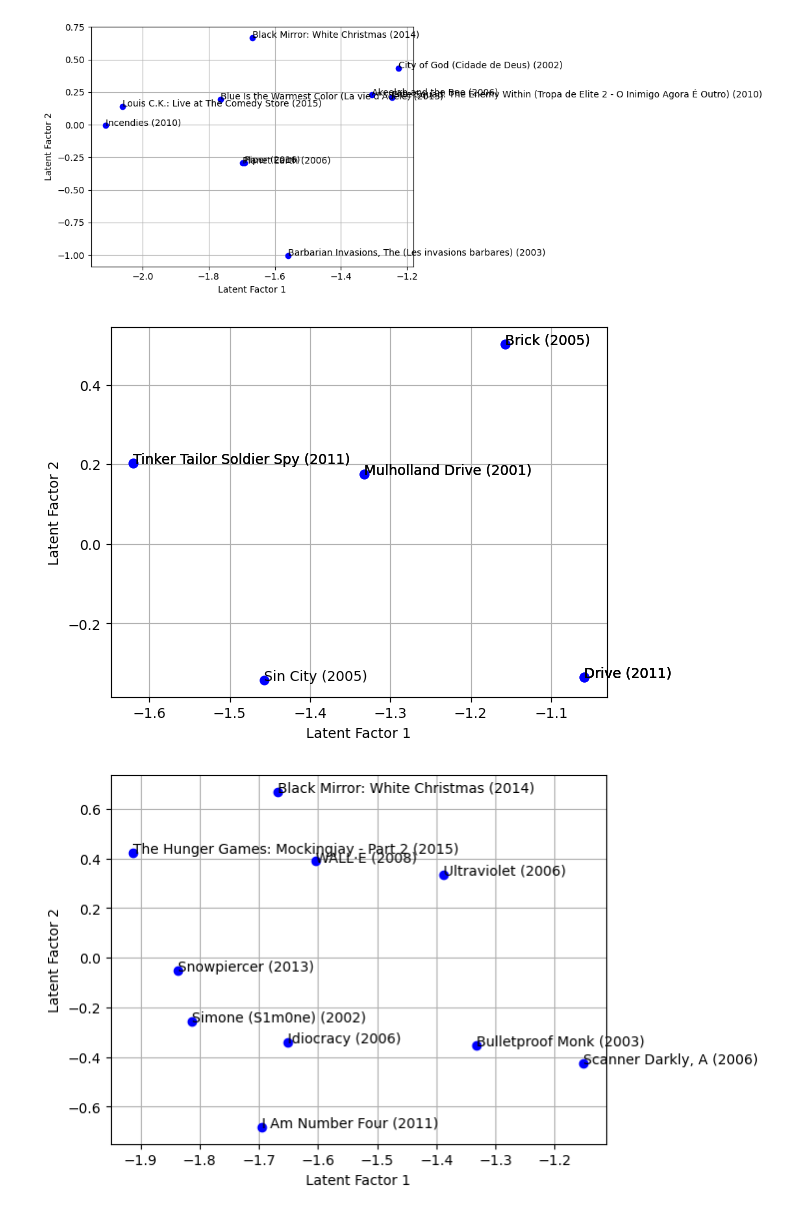
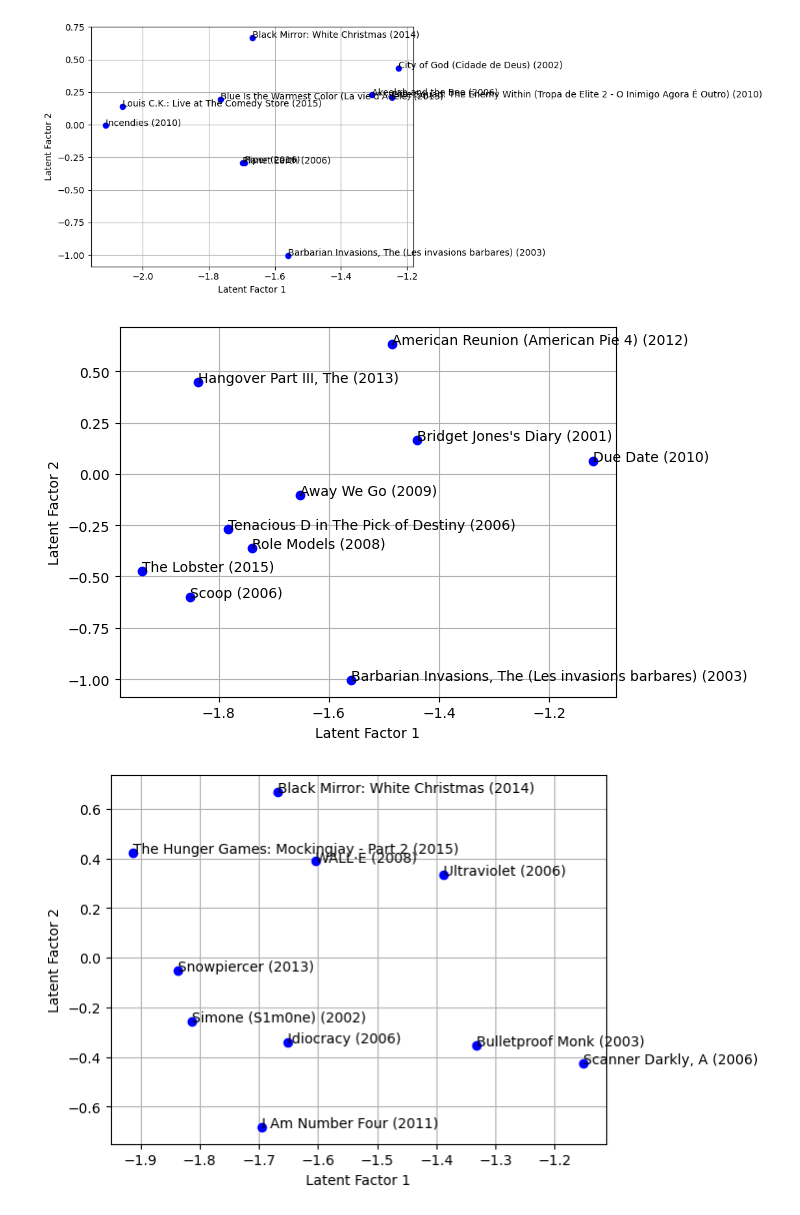
Before and after one commit to Zack-Dugue/CS155-PROJECT_2, a Jupyter notebook: group_project2.ipynb, the cells around one changed output. Saved outputs shown, nothing was run; the diff lists cells and outputs as text; code cells hidden in the pictures.

Commit message:
replaced Film-Noir with  Comedy

```diff
--- a/group_project2.ipynb
+++ b/group_project2.ipynb
@@ -238,21 +238,21 @@ plt.show()
 [figure]
 # %%
 movies = pd.read_csv("https://raw.githubusercontent.com/emiletimothy/Caltech-CS155-2023/main/miniproject2/data/movies.csv")
-film_noir = movies[movies['Film-Noir'] == 1]['Movie ID'].values
+film_noir = movies[movies['Comedy'] == 1]['Movie ID'].values
 random_noir = np.random.choice(film_noir,10)
 movie_list = np.array(movies)[:,1]
 movie_list = movie_list[random_noir]
 coordinates = V_2d[:,random_noir]
 plt.figure()
 plt.grid()
 plt.plot(coordinates[0,:], coordinates[1,:], "bo")
 plt.xlabel("Latent Factor 1")
 plt.ylabel("Latent Factor 2")
 for i,txt in enumerate(movie_list):
     plt.text(coordinates[0,i], coordinates[1,i],txt)
 plt.show()
 # %% [output]
-[figure, old version]
+[figure, new version]
 # %%
 movies = pd.read_csv("https://raw.githubusercontent.com/emiletimothy/Caltech-CS155-2023/main/miniproject2/data/movies.csv")
 film_noir = movies[movies['Sci-Fi'] == 1]['Movie ID'].values
```
